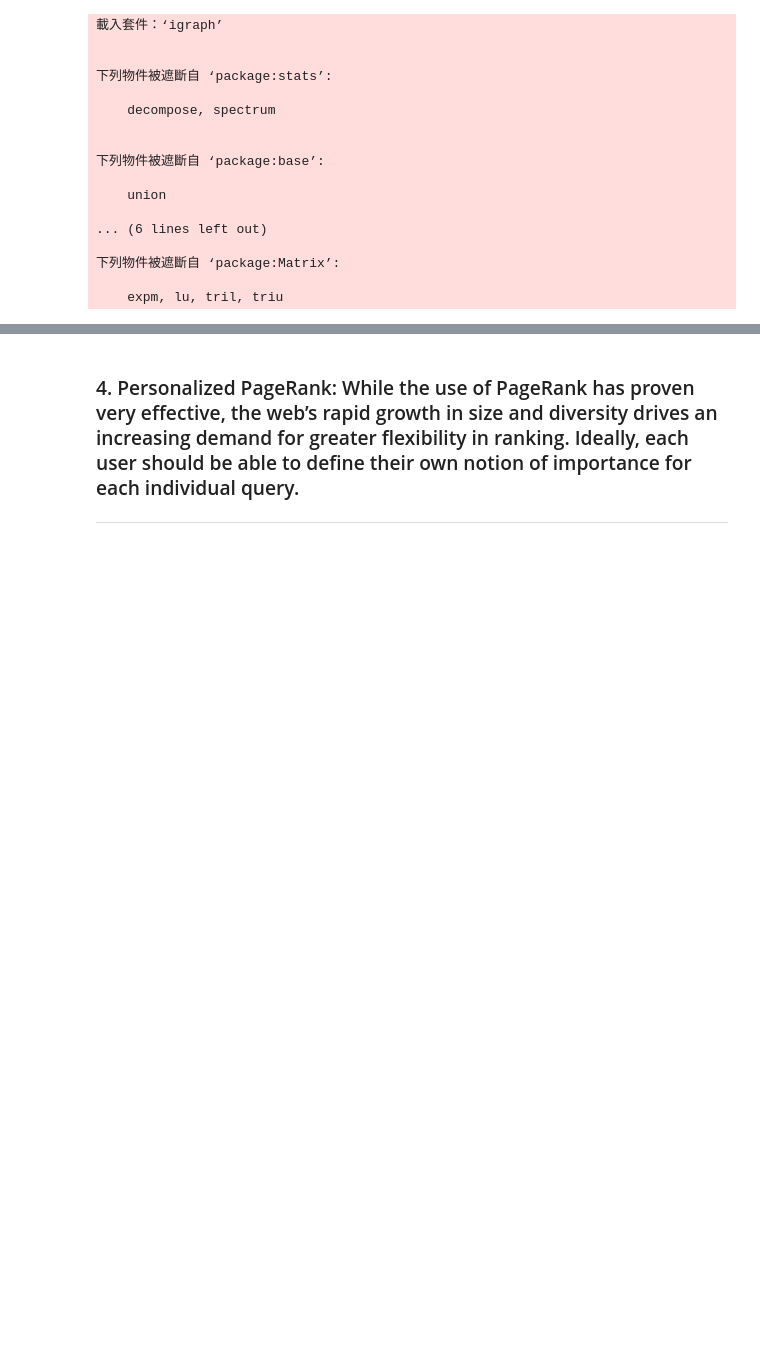
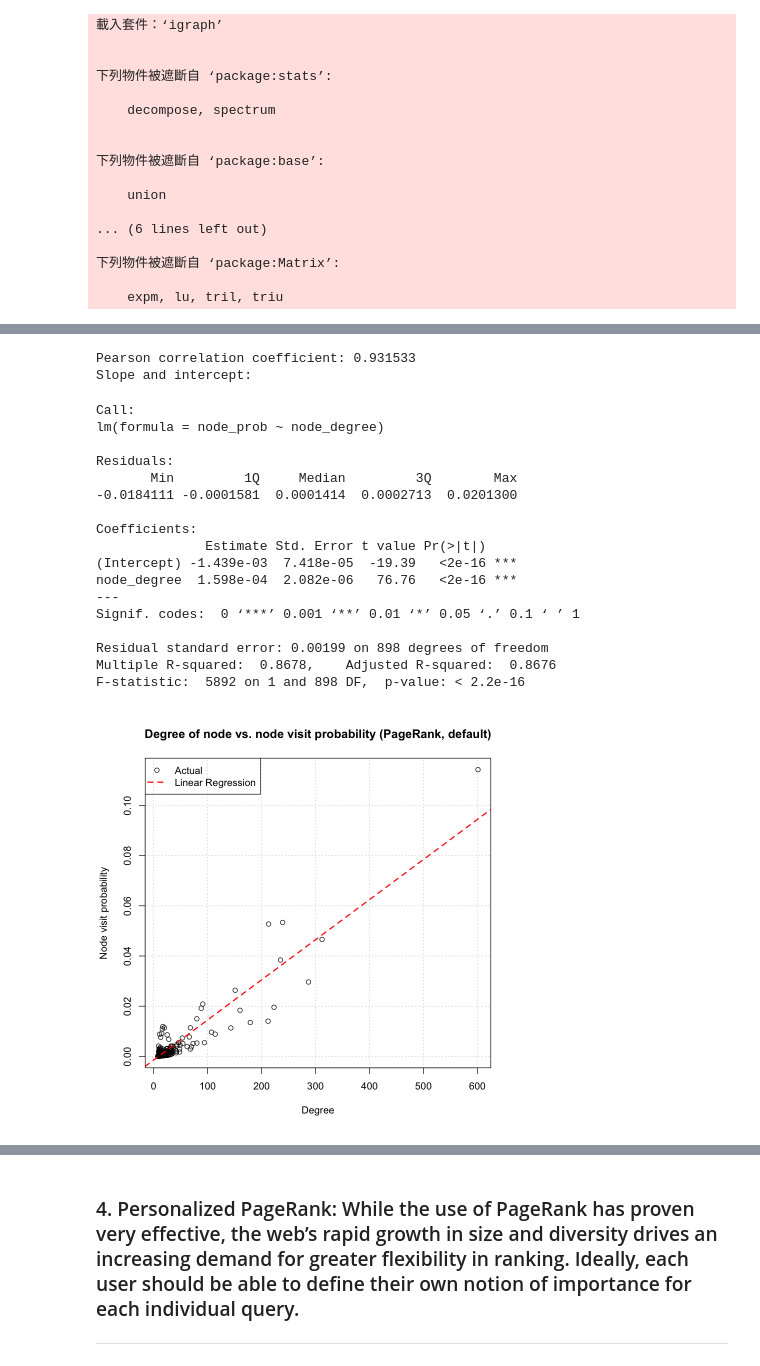
Before and after one commit to kchuang625/ucla-ece-232e-spring-2023-hw, a Jupyter notebook: project1/part2-2_705668757_905847065_105945588.ipynb, the cells around one changed output, grey strips where cells are left out. Saved outputs shown, nothing was run; the diff lists cells and outputs as text; code cells hidden in the pictures; blank space fills up the shorter version.

Commit message:
finished Q3. PageRank

```diff
--- a/project1/part2-2_705668757_905847065_105945588.ipynb
+++ b/project1/part2-2_705668757_905847065_105945588.ipynb
@@ -37 +126,42 @@ library(pracma)
+# %%
+# Calculate the visit probability for each node as before
+node_prob <- visited_nodes / ((num_steps - stable_node) * num_trials)
+
+# Calculate the degree of each node in the graph
+node_degree <- degree(gf)
+
+# Plot the node visit probability as a function of node degree, and add a linear regression line
+plot(node_degree, node_prob, xlab = 'Degree', ylab = 'Node visit probability',
+     main = "Degree of node vs. node visit probability (PageRank, default)", grid())
+abline(lm(node_prob ~ node_degree), col = "red", lwd = 2, lty = 2)
+
+# Add a legend to the plot
+legend('topleft', legend = c("Actual", "Linear Regression"),
+       lty = c(NA, 2), lwd = c(1, 2), pch = c(1, NA), col = c('black', 'red'))
+
+# Print the Pearson correlation coefficient between node degree and visit probability, and the slope and intercept of the linear regression
+cat(sprintf("Pearson correlation coefficient: %f\n", cor(node_degree, node_prob)))
+cat("Slope and intercept:\n")
+summary(lm(node_prob ~ node_degree))
+# %% [output]
+Pearson correlation coefficient: 0.931533
+Slope and intercept:
+Call:
+lm(formula = node_prob ~ node_degree)
+
+Residuals:
+       Min         1Q     Median         3Q        Max
+-0.0184111 -0.0001581  0.0001414  0.0002713  0.0201300
+
+Coefficients:
+              Estimate Std. Error t value Pr(>|t|)
+(Intercept) -1.439e-03  7.418e-05  -19.39   <2e-16 ***
+node_degree  1.598e-04  2.082e-06   76.76   <2e-16 ***
+---
+Signif. codes:  0 ‘***’ 0.001 ‘**’ 0.01 ‘*’ 0.05 ‘.’ 0.1 ‘ ’ 1
+
+Residual standard error: 0.00199 on 898 degrees of freedom
+Multiple R-squared:  0.8678,    Adjusted R-squared:  0.8676
+F-statistic:  5892 on 1 and 898 DF,  p-value: < 2.2e-16
+[figure, added]
 # %% [markdown]
```
Also changed, not shown: parts of 12 cells of this notebook.
